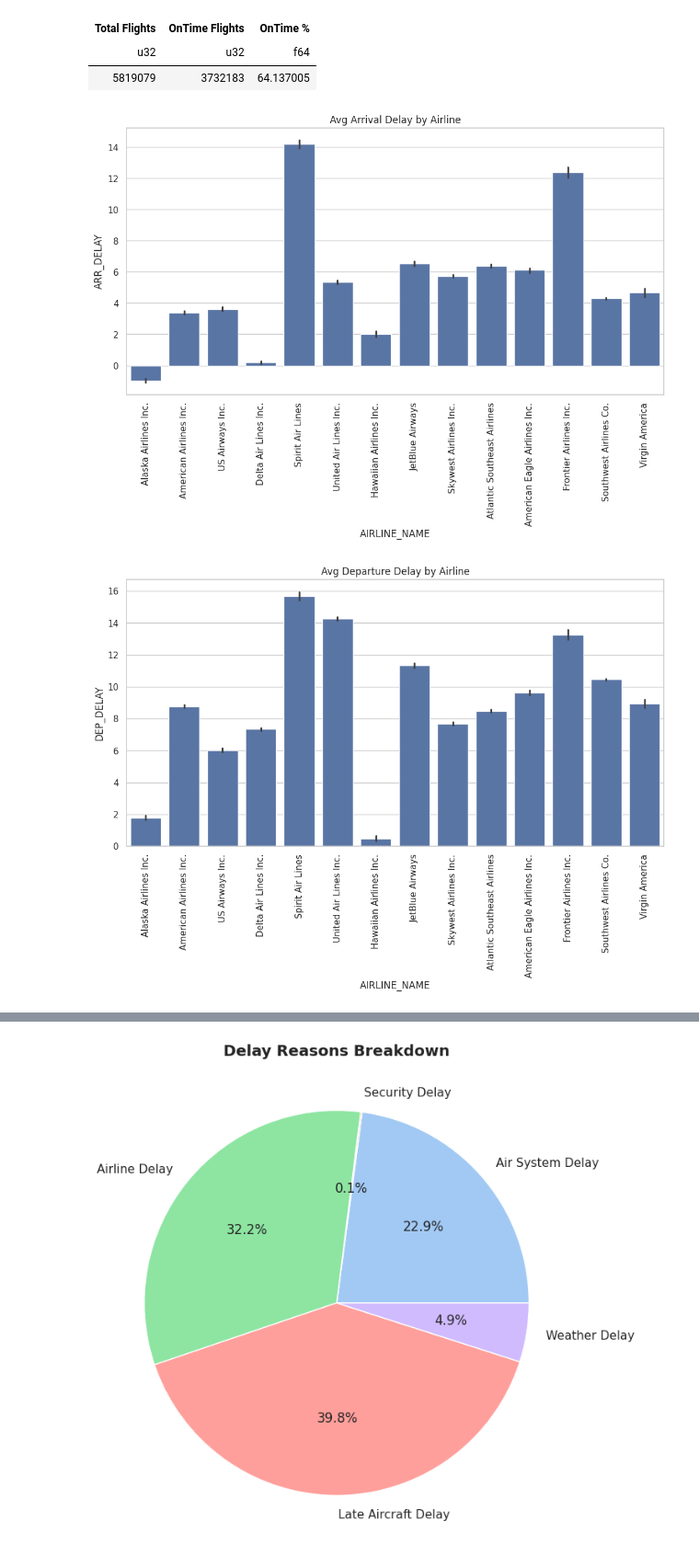
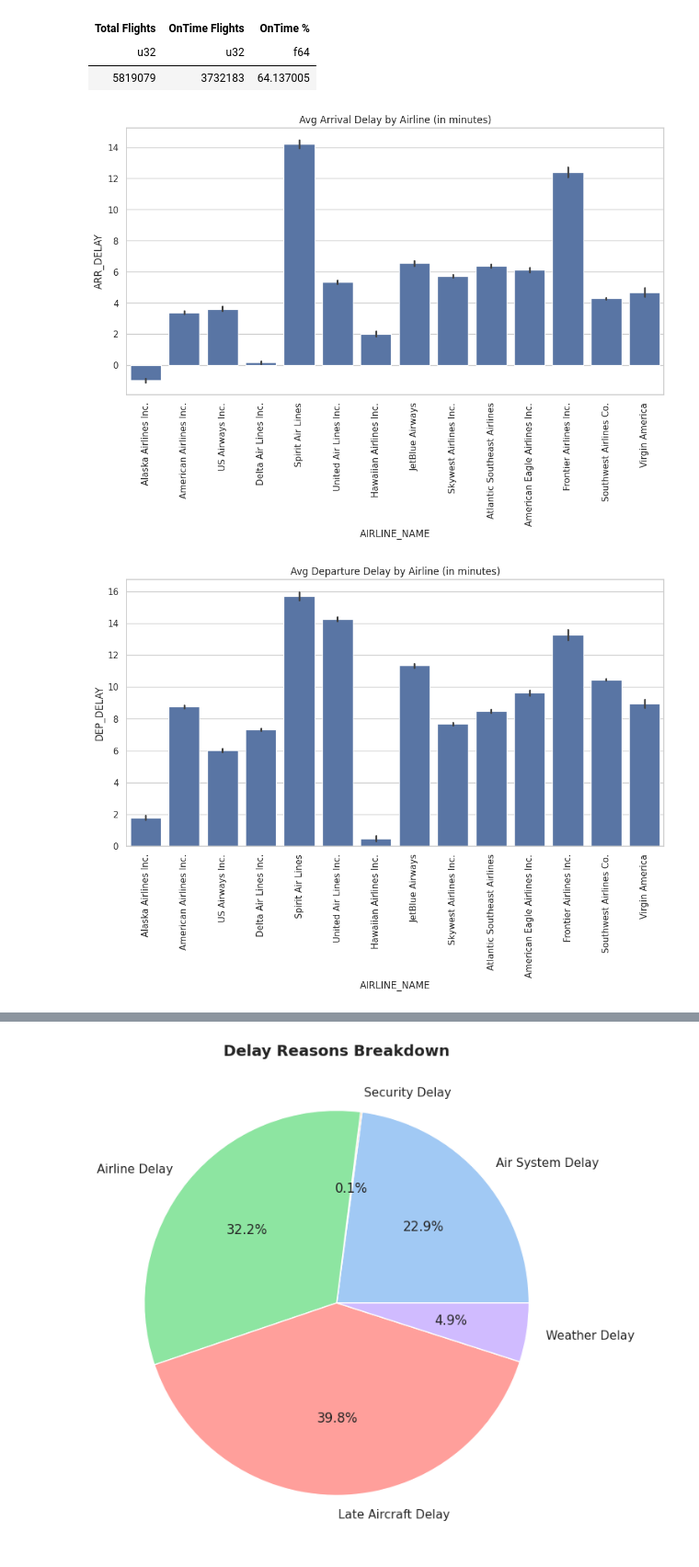
Before and after one commit to warmice19/airlines-analytics, a Jupyter notebook: notebooks/flight_01.ipynb, the cells around one changed output, grey strips where cells are left out. Shown at 92% size. Saved outputs shown, nothing was run; the diff lists cells and outputs as text; code cells hidden in the pictures.

```diff
--- a/notebooks/flight_01.ipynb
+++ b/notebooks/flight_01.ipynb
@@ -389,21 +390,21 @@ shape: (1, 3)
 # %%
 # -- Avg Arrival Delay by Airline
 plt.figure(figsize=(12,6))
 sns.barplot(data=df.to_pandas(), x="AIRLINE_NAME", y="ARR_DELAY", estimator="mean")
 plt.xticks(rotation=90)
-plt.title("Avg Arrival Delay by Airline")
+plt.title("Avg Arrival Delay by Airline (in minutes)")
 plt.show()
 # %% [output]
-[figure, old version]
+[figure, new version]
 # %%
 # -- Avg Departure Delay per Airline
 plt.figure(figsize=(12,6))
 sns.barplot(data=df.to_pandas(), x="AIRLINE_NAME", y="DEP_DELAY", estimator="mean")
 plt.xticks(rotation=90)
-plt.title("Avg Departure Delay by Airline")
+plt.title("Avg Departure Delay by Airline (in minutes)")
 plt.show()
 # %% [output]
-[figure, old version]
+[figure, new version]
 # %%
 # -- Avg Departure Delay by Airport
 df_agg = (
```
Also changed, not shown: parts of 14 cells of this notebook.
